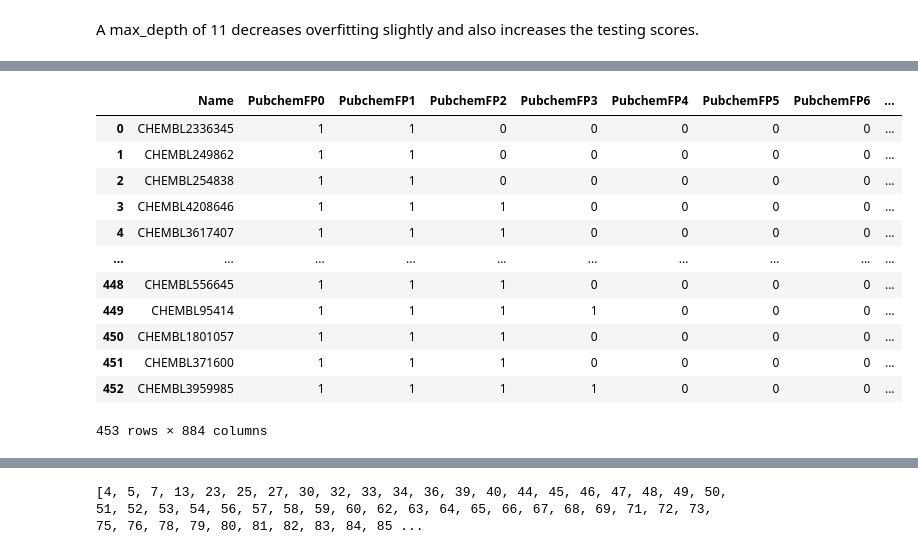
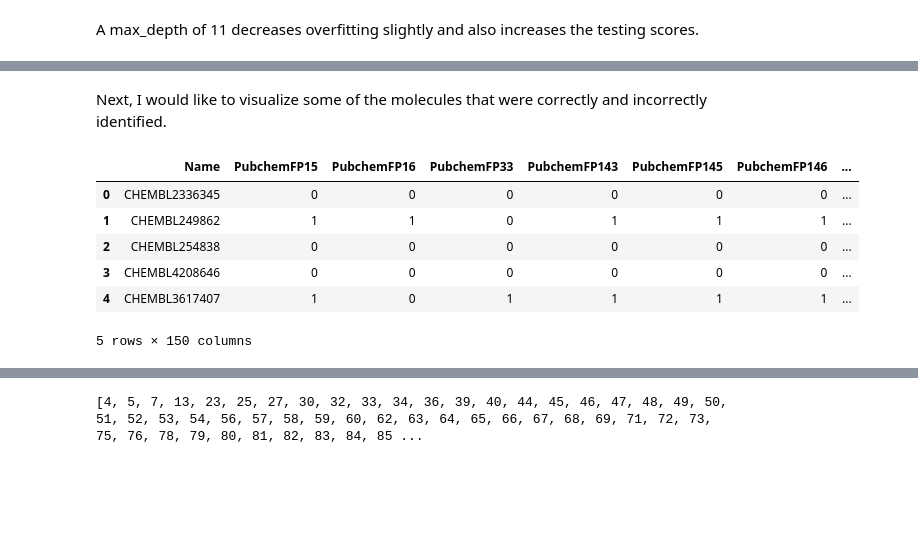
Before and after one commit to clreiner/MMP9DrugDiscovery, a Jupyter notebook: Drug_discovery.ipynb, the cells around one changed output, grey strips where cells are left out. Cells and saved outputs as stored; diff of their text form; code cells hidden in the pictures; blank space fills up the shorter version.

```diff
--- a/Drug_discovery.ipynb
+++ b/Drug_discovery.ipynb
@@ -619,8 +636,9 @@ y
 2262    0
 Name: target, Length: 2263, dtype: int64
 # %%
-# Separate data into training and testing sets
-X_train, X_test, y_train, y_test, indices_train, indices_test = train_test_split(X, y, X.index, test_size=0.2, random_state=12)
+# Separate data into training and testing sets, keeping index for later use
+X_train, X_test, y_train, y_test, indices_train, indices_test = train_test_split(X, y, X.index,
+                                                                                 test_size=0.2, random_state=12)
 # %%
 # Check number of features in dataset before deleting low variance features
 X_train.shape
@@ -630,10 +648,11 @@ X_train.shape
 # Delete low variance features
 # Create instance of VarianceThreshold
 selection = VarianceThreshold(threshold=(.8 * (1 - .8)))
-# Fit it on and transform the training data
-X_train = selection.fit_transform(X_train)
-# Transform the test data
-X_test = selection.transform(X_test)
+# Fit the training data
+selection.fit(X_train)
+# Select only the higher variance features
+X_train = X_train[X_train.columns[selection.get_support(indices=True)]]
+X_test = X_test[X_test.columns[selection.get_support(indices=True)]]
 # %%
 # Check how many features remain
 X_train.shape
@@ -1209,25 +1361,30 @@ Precision:  0.837, Recall:  0.839, F1 Score:  0.837
+# %% [markdown]
+Next, I would like to visualize some of the molecules that were correctly and incorrectly identified.
 # %%
-y_preds = clf.predict(X_test)
+# First I need to get the predicted target values for the test data
+
+# Load the best model
+best_model = pickle.load(open('stacked_model.sav', 'rb'))
+# Get target predictions
+y_preds = best_model.predict(X_test)
 # %%
+# Next, the actual and predicted target values need to be matched back to the ChEMBL ID
+# that is the index of the X_test dataset
 
-X_test = pd.DataFrame(X_test)
-y_test = pd.Series(y_test)
-y_preds = pd.Series(y_preds)
-results = pd.concat([X_test.reset_index(), y_test.reset_index(drop=True)], axis=1)
-results = pd.concat([results.reset_index(drop=True), y_preds.reset_index(drop=True)], axis=1)
-results
+# Turn the needed arrays into DataFrames/Series so they can be concatenated
+X_test_df = pd.DataFrame(X_test)
+y_test_se = pd.Series(y_test)
+y_preds_se = pd.Series(y_preds)
+# Concatenate X with actual target values, then concatenate that dataframe with the predicted values
+chembl_y_df = pd.concat([X_test_df.reset_index(), y_test_se.reset_index(drop=True)], axis=1)
+chembl_y_df = pd.concat([chembl_y_df.reset_index(drop=True), y_preds_se.reset_index(drop=True)], axis=1)
+chembl_y_df.head()
 # %% [output]
-|  | Name | PubchemFP0 | PubchemFP1 | PubchemFP2 | PubchemFP3 | PubchemFP4 | PubchemFP5 | PubchemFP6 | ... |
-| 0 | CHEMBL2336345 | 1 | 1 | 0 | 0 | 0 | 0 | 0 | ... |
-| 1 | CHEMBL249862 | 1 | 1 | 0 | 0 | 0 | 0 | 0 | ... |
-| 2 | CHEMBL254838 | 1 | 1 | 0 | 0 | 0 | 0 | 0 | ... |
-| 3 | CHEMBL4208646 | 1 | 1 | 1 | 0 | 0 | 0 | 0 | ... |
-| 4 | CHEMBL3617407 | 1 | 1 | 1 | 0 | 0 | 0 | 0 | ... |
-| ... | ... | ... | ... | ... | ... | ... | ... | ... | ... |
-| 448 | CHEMBL556645 | 1 | 1 | 1 | 0 | 0 | 0 | 0 | ... |
-| 449 | CHEMBL95414 | 1 | 1 | 1 | 1 | 0 | 0 | 0 | ... |
-| 450 | CHEMBL1801057 | 1 | 1 | 1 | 0 | 0 | 0 | 0 | ... |
-| 451 | CHEMBL371600 | 1 | 1 | 1 | 0 | 0 | 0 | 0 | ... |
-| 452 | CHEMBL3959985 | 1 | 1 | 1 | 1 | 0 | 0 | 0 | ... |
+|  | Name | PubchemFP15 | PubchemFP16 | PubchemFP33 | PubchemFP143 | PubchemFP145 | PubchemFP146 | ... |
+| 0 | CHEMBL2336345 | 0 | 0 | 0 | 0 | 0 | 0 | ... |
+| 1 | CHEMBL249862 | 1 | 1 | 0 | 1 | 1 | 1 | ... |
+| 2 | CHEMBL254838 | 0 | 0 | 0 | 0 | 0 | 0 | ... |
+| 3 | CHEMBL4208646 | 0 | 0 | 0 | 0 | 0 | 0 | ... |
+| 4 | CHEMBL3617407 | 1 | 0 | 1 | 1 | 1 | 1 | ... |
-453 rows × 884 columns
+5 rows × 150 columns
 # %%
```
Also changed, not shown: parts of 66 cells of this notebook.
